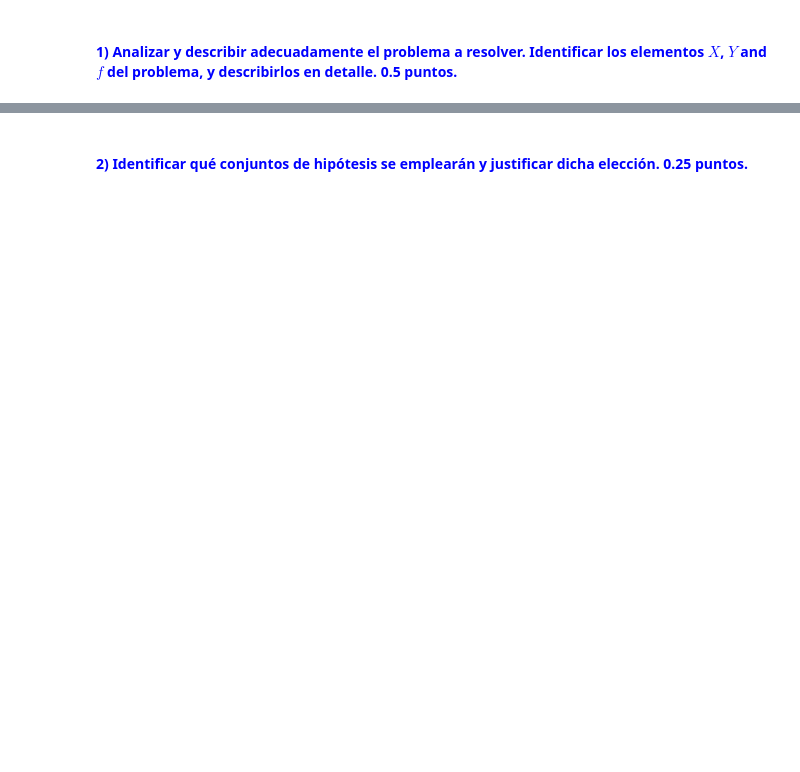
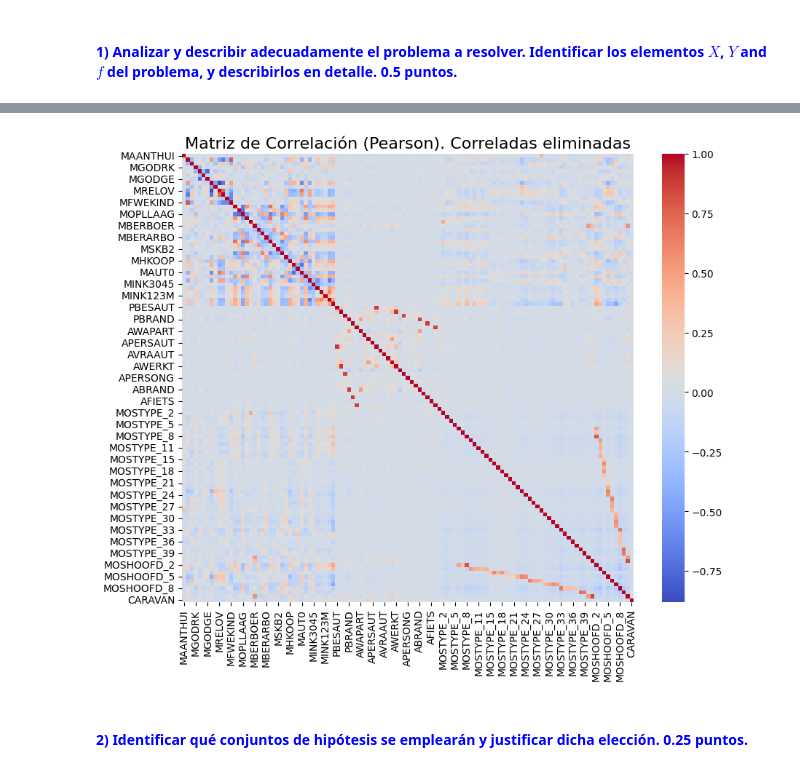
Before and after one commit to yerasiito/Ingenieria-Informatica-UGR, a Jupyter notebook: 3ºCurso/Segundo Cuatri CSI/AA/Practica3/Clasificacion/P3_clasificacion.ipynb, the cells around one changed output, grey strips where cells are left out. Drawn from its saved outputs; the diff is of its cells as text; code cells hidden in the pictures; blank space fills up the shorter version.

```diff
--- a/3ºCurso/Segundo Cuatri CSI/AA/Practica3/Clasificacion/P3_clasificacion.ipynb
+++ b/3ºCurso/Segundo Cuatri CSI/AA/Practica3/Clasificacion/P3_clasificacion.ipynb
@@ -47,0 +536,28 @@ por defecto que se consideren óptimos o que se soliciten en el enunciado.
+# %%
+threshold = 0.9
+# Calcular la matriz de correlación de Pearson
+pearson_corr = train.corr(method='pearson')
+
+# Obtenemos los pares más correlados
+pares_corr = get_most_correlated(pearson_corr, threshold)
+
+print("""\nPodemos observar que algunos atributos de pago de seguro vs numero de seguros
+están muy relacionados\n""")
+
+print("Atributos originales en los datos: ", train.shape[1])
+# Eliminamos correlados
+for par in pares_corr:
+    columna_eliminar = par[0]
+    train = train.drop([columna_eliminar], axis=1, errors='ignore')
+    test = test.drop([columna_eliminar], axis=1, errors='ignore')
+
+print("Atributos tras quitar correlados en los datos: ", train.shape[1])
+
+# Comprobamos
+print("\nComprobamos que se eliminan correctamente.")
+
+# Recalcular la matriz de correlación de Pearson
+pearson_corr = train.corr(method='pearson')
+
+# Obtenemos los pares más correlados
+pares_corr = get_most_correlated(pearson_corr, threshold)
@@ -48,2 +582,11 @@ por defecto que se consideren óptimos o que se soliciten en el enunciado.
+# %%
+# Crear un mapa de calor de la matriz de correlación de Pearson
+plt.figure(figsize=(10, 8))
+sns.heatmap(pearson_corr, annot=False, cmap='coolwarm', annot_kws={"size": 8})
+plt.title('Matriz de Correlación (Pearson). Correladas eliminadas')
+plt.show()
+# Iterar sobre las columnas del DataFrame
+# %% [output]
+[figure, added]
 # %% [markdown]
 #### <font color='blue'>2)  Identificar qué conjuntos de hipótesis se emplearán y justificar dicha elección. 0.25 puntos.
```
Also changed, not shown: parts of 49 cells of this notebook, 12 other files.
